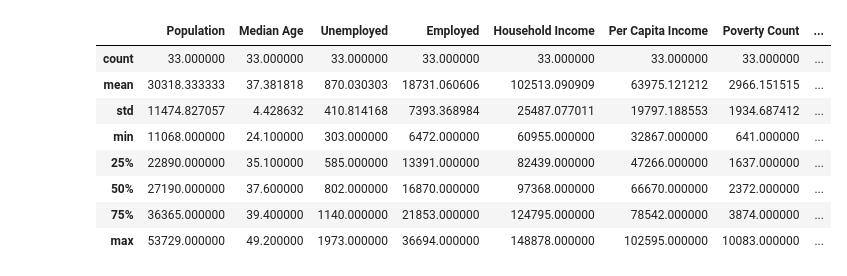
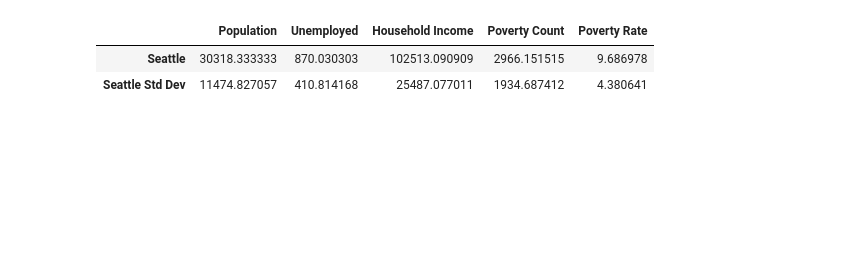
Before and after one commit to Mikelmillz/Group_Project_1_Private_Invest, a Jupyter notebook: Mainbranch/MichaelFolder/Census_Data_2021.ipynb, the cells around one changed output. Saved outputs shown, nothing was run; the diff lists cells and outputs as text; code cells hidden in the pictures; blank space fills up the shorter version.

Commit message:
Census Data summarized

```diff
--- a/Mainbranch/MichaelFolder/Census_Data_2021.ipynb
+++ b/Mainbranch/MichaelFolder/Census_Data_2021.ipynb
@@ -126,17 +117,23 @@ seattle_df
 # %%
 seattle_df = seattle_df.dropna()
 # %%
-seattle_df.describe()
+numeric_columns_seattle = seattle_df.select_dtypes(include='number')
+seattle_stats_data = numeric_columns_seattle.mean()
+seattle_std_data = numeric_columns_seattle.std(skipna=True)
+
+seattle_stats = pd.DataFrame(seattle_stats_data).transpose()
+seattle_stats.index = ['Seattle']
+
+seattle_std = pd.DataFrame(seattle_std_data).transpose()
+seattle_std.index = ['Seattle Std Dev']
+
+seattle_stats = pd.concat([seattle_stats, seattle_std])
+
+seattle_stats
 # %% [output]
-|  | Population | Median Age | Unemployed | Employed | Household Income | Per Capita Income | Poverty Count | ... |
-| count | 33.000000 | 33.000000 | 33.000000 | 33.000000 | 33.000000 | 33.000000 | 33.000000 | ... |
-| mean | 30318.333333 | 37.381818 | 870.030303 | 18731.060606 | 102513.090909 | 63975.121212 | 2966.151515 | ... |
-| std | 11474.827057 | 4.428632 | 410.814168 | 7393.368984 | 25487.077011 | 19797.188553 | 1934.687412 | ... |
-| min | 11068.000000 | 24.100000 | 303.000000 | 6472.000000 | 60955.000000 | 32867.000000 | 641.000000 | ... |
-| 25% | 22890.000000 | 35.100000 | 585.000000 | 13391.000000 | 82439.000000 | 47266.000000 | 1637.000000 | ... |
-| 50% | 27190.000000 | 37.600000 | 802.000000 | 16870.000000 | 97368.000000 | 66670.000000 | 2372.000000 | ... |
-| 75% | 36365.000000 | 39.400000 | 1140.000000 | 21853.000000 | 124795.000000 | 78542.000000 | 3874.000000 | ... |
-| max | 53729.000000 | 49.200000 | 1973.000000 | 36694.000000 | 148878.000000 | 102595.000000 | 10083.000000 | ... |
+|  | Population | Unemployed | Household Income | Poverty Count | Poverty Rate |
+| Seattle | 30318.333333 | 870.030303 | 102513.090909 | 2966.151515 | 9.686978 |
+| Seattle Std Dev | 11474.827057 | 410.814168 | 25487.077011 | 1934.687412 | 4.380641 |
 # %%
 desired_zip_codes = ["75001", "75006", "75007", "75019", "75032", "75039", "75041", "75042", "75043", "75050", "75051", "75052", "75061",
           "75062", "75063", "75080", "75081", "75087", "75088", "75089", "75093", "75098", "75104", "75115", "75116", "75126",
```
Also changed, not shown: parts of 18 cells of this notebook, 1 other file.
